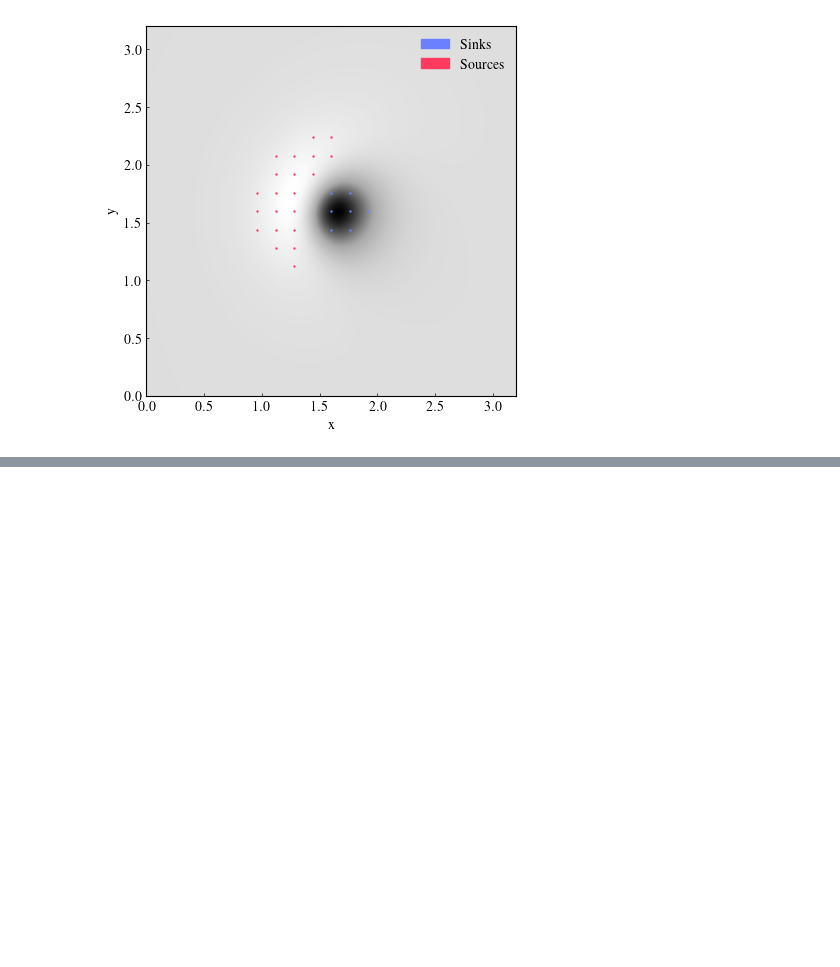
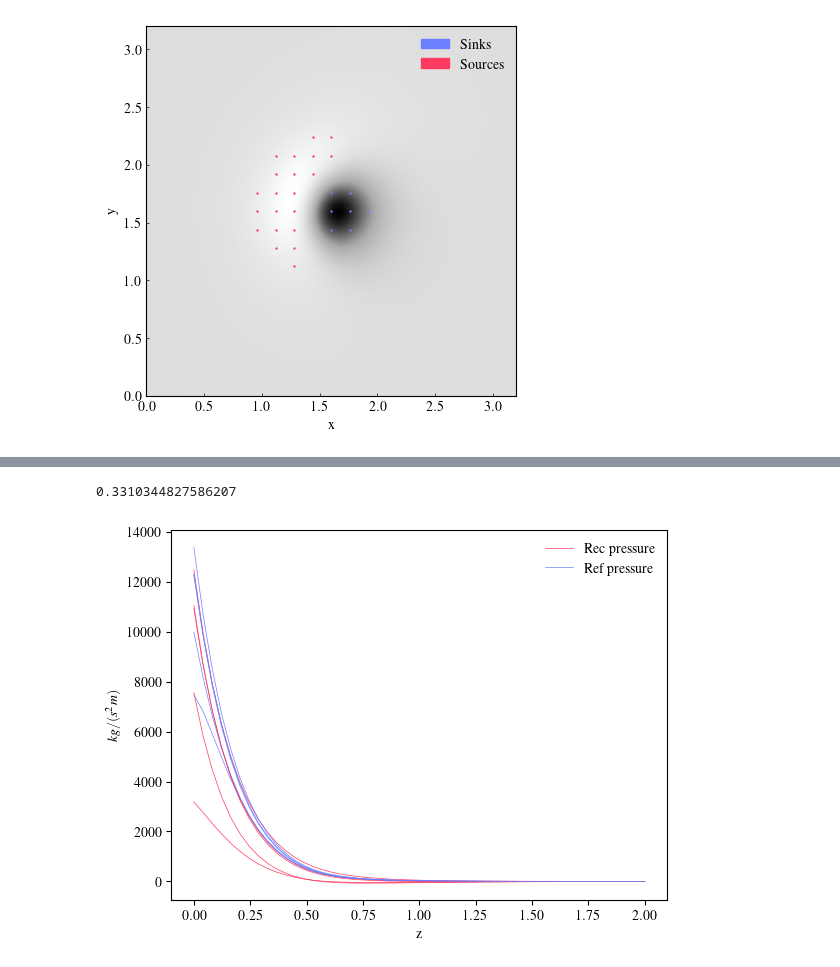
Before and after one commit to LMNadol/mflex, a Jupyter notebook: mhsflex/issiSA.ipynb, the cells around one changed output, grey strips where cells are left out. Cells and saved outputs as stored; diff of their text form; code cells hidden in the pictures; blank space fills up the shorter version.

```diff
--- a/mhsflex/issiSA.ipynb
+++ b/mhsflex/issiSA.ipynb
@@ -247,3 +318,9 @@ plt.show()
+# %%
+from mhsflex.metrics import field_div_metric
+
+field_div_metric(Data3dref, data3d)
+# %% [output]
+0.3310344827586207
 # %%
 temps = np.array([6000.0, 5500.0, 10000.0])
 heights = np.array([0.0, z0 / 4, z0])
@@ -263,4 +340,43 @@ ix = int(maxcoord[1])
 # %%
 fpres = fpressure_linear(data3d, heights, temps)
 fden = fdensity_linear(data3d, heights, temps)
+# %%
+plt.plot(
+    z_arr,
+    fpres[0, 0, :],
+    linewidth=0.5,
+    color=c4,
+    label="Rec pressure",
+)
+plt.plot(
+    z_arr,
+    presref[:, 0, 0],
+    linewidth=0.5,
+    color=c2,
+    #linestyle="dashed",
+    label="Ref pressure",
+)
+for ix in range(40, 50, 5):
+    for iy in range(40, 50, 5):
+# for ix in range(nresol_x):
+#     for iy in range(nresol_y):
+        plt.plot(
+            z_arr, fpres[iy, ix, :], linewidth=0.5, color=c4, #alpha=0.04
+        )
+        plt.plot(
+            z_arr,
+            presref[:, iy, ix],
+            linewidth=0.5,
+            color=c2,
+            #linestyle="dashed",
+            #alpha=0.04,
+        )
+plt.ylabel("$kg/(s^2 m)$")
+plt.xlabel("z")
+plt.legend(frameon=False)
+plotname = folder + "/fpres_comp.png"
+plt.savefig(plotname, dpi=600, bbox_inches="tight", pad_inches=0.1)
+plt.show()
+# %% [output]
+[figure, added]
 # %%
```
Also changed, not shown: parts of 26 cells of this notebook, 11 other files.
